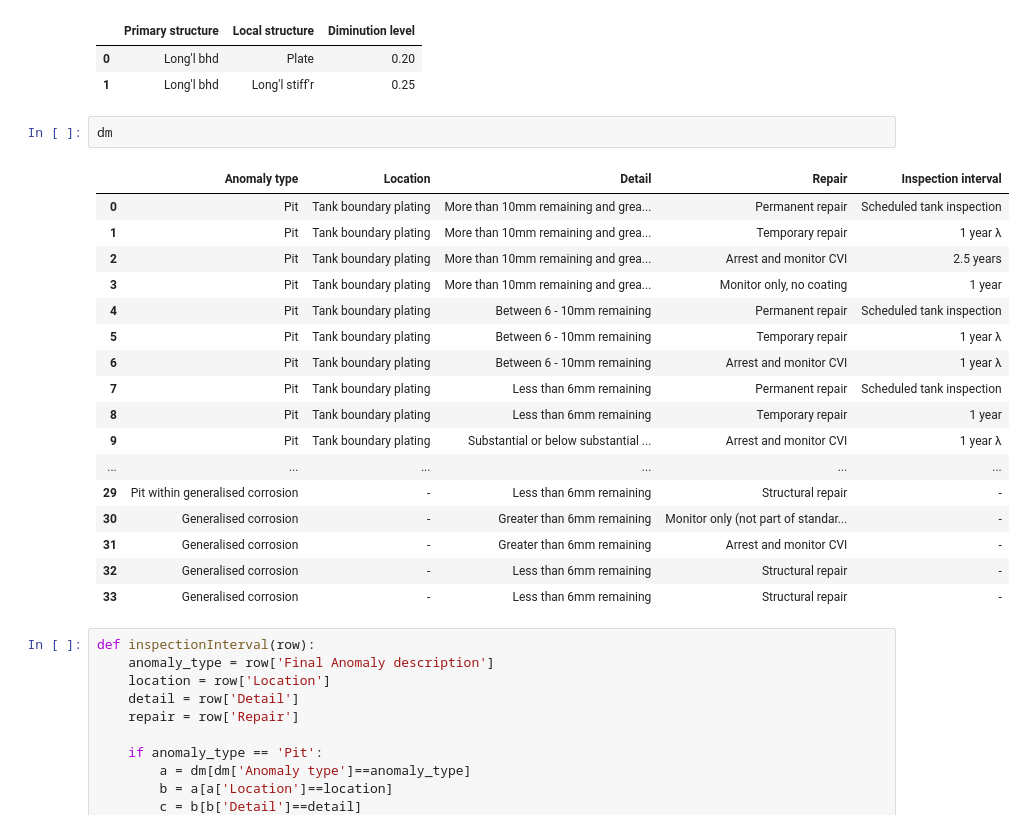
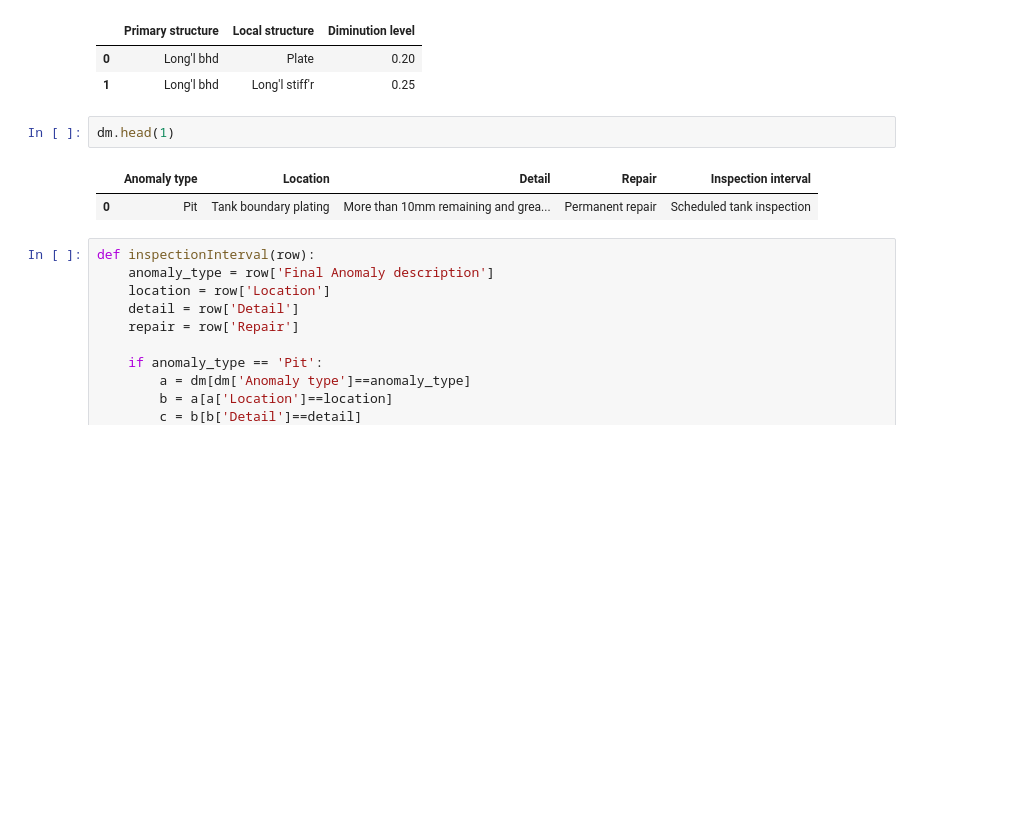
Before and after one commit to nishamnisham/PythonScripts, a Jupyter notebook: XLWINGS/jad_fmeca_b5_operation.ipynb, the cells around one changed output. Cells and saved outputs as stored; diff of their text form; blank space fills up the shorter version.

```diff
--- a/XLWINGS/jad_fmeca_b5_operation.ipynb
+++ b/XLWINGS/jad_fmeca_b5_operation.ipynb
@@ -467,25 +446,10 @@ dimLevels
 | 0 | Long'l bhd | Plate | 0.20 |
 | 1 | Long'l bhd | Long'l stiff'r | 0.25 |
 # %%
-dm
+dm.head(1)
 # %% [output]
 |  | Anomaly type | Location | Detail | Repair | Inspection interval |
 | 0 | Pit | Tank boundary plating | More than 10mm remaining and grea... | Permanent repair | Scheduled tank inspection |
-| 1 | Pit | Tank boundary plating | More than 10mm remaining and grea... | Temporary repair | 1 year λ |
-| 2 | Pit | Tank boundary plating | More than 10mm remaining and grea... | Arrest and monitor CVI | 2.5 years |
-| 3 | Pit | Tank boundary plating | More than 10mm remaining and grea... | Monitor only, no coating | 1 year |
-| 4 | Pit | Tank boundary plating | Between 6 - 10mm remaining | Permanent repair | Scheduled tank inspection |
-| 5 | Pit | Tank boundary plating | Between 6 - 10mm remaining | Temporary repair | 1 year λ |
-| 6 | Pit | Tank boundary plating | Between 6 - 10mm remaining | Arrest and monitor CVI | 1 year λ |
-| 7 | Pit | Tank boundary plating | Less than 6mm remaining | Permanent repair | Scheduled tank inspection |
-| 8 | Pit | Tank boundary plating | Less than 6mm remaining | Temporary repair | 1 year |
-| 9 | Pit | Tank boundary plating | Substantial or below substantial ... | Arrest and monitor CVI | 1 year λ |
-| ... | ... | ... | ... | ... | ... |
-| 29 | Pit within generalised corrosion | - | Less than 6mm remaining | Structural repair | - |
-| 30 | Generalised corrosion | - | Greater than 6mm remaining | Monitor only (not part of standar... | - |
-| 31 | Generalised corrosion | - | Greater than 6mm remaining | Arrest and monitor CVI | - |
-| 32 | Generalised corrosion | - | Less than 6mm remaining | Structural repair | - |
-| 33 | Generalised corrosion | - | Less than 6mm remaining | Structural repair | - |
 # %%
 def inspectionInterval(row):
     anomaly_type = row['Final Anomaly description']
```
Also changed, not shown: parts of 47 cells of this notebook, 4 other files.
